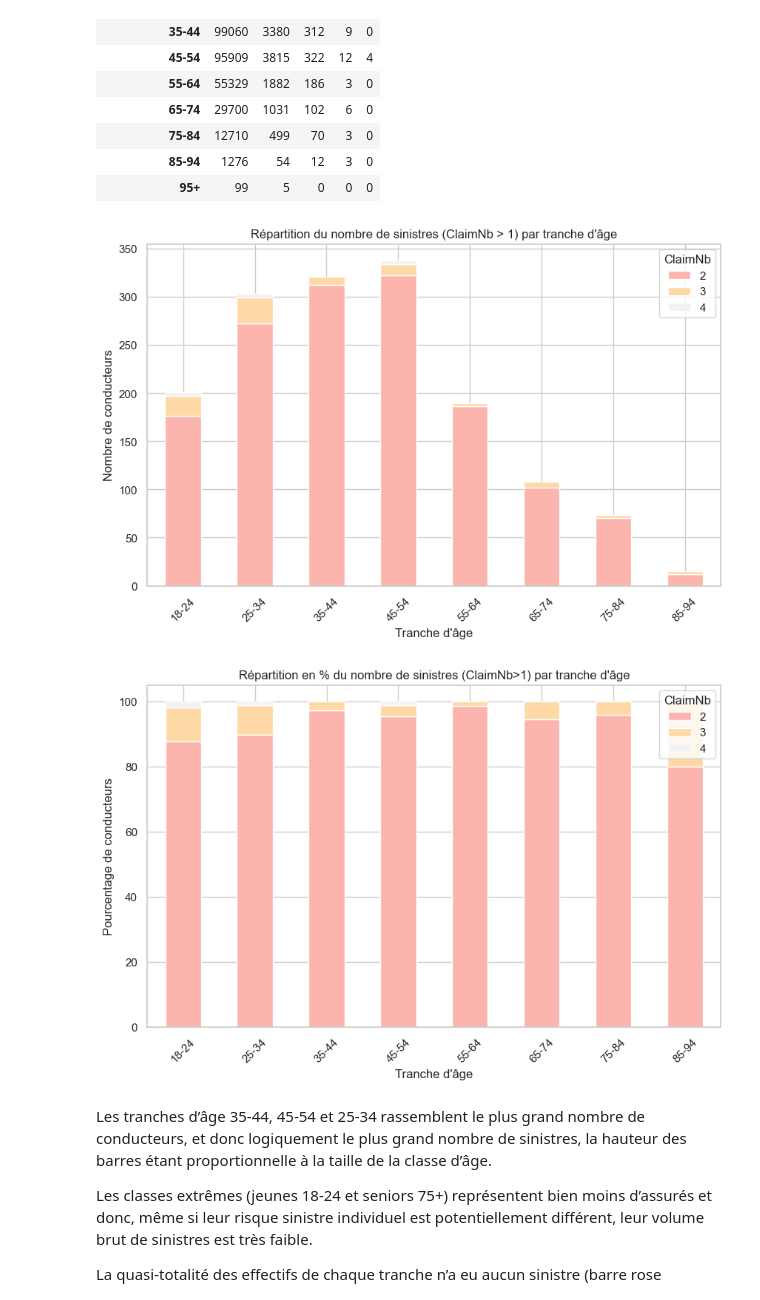
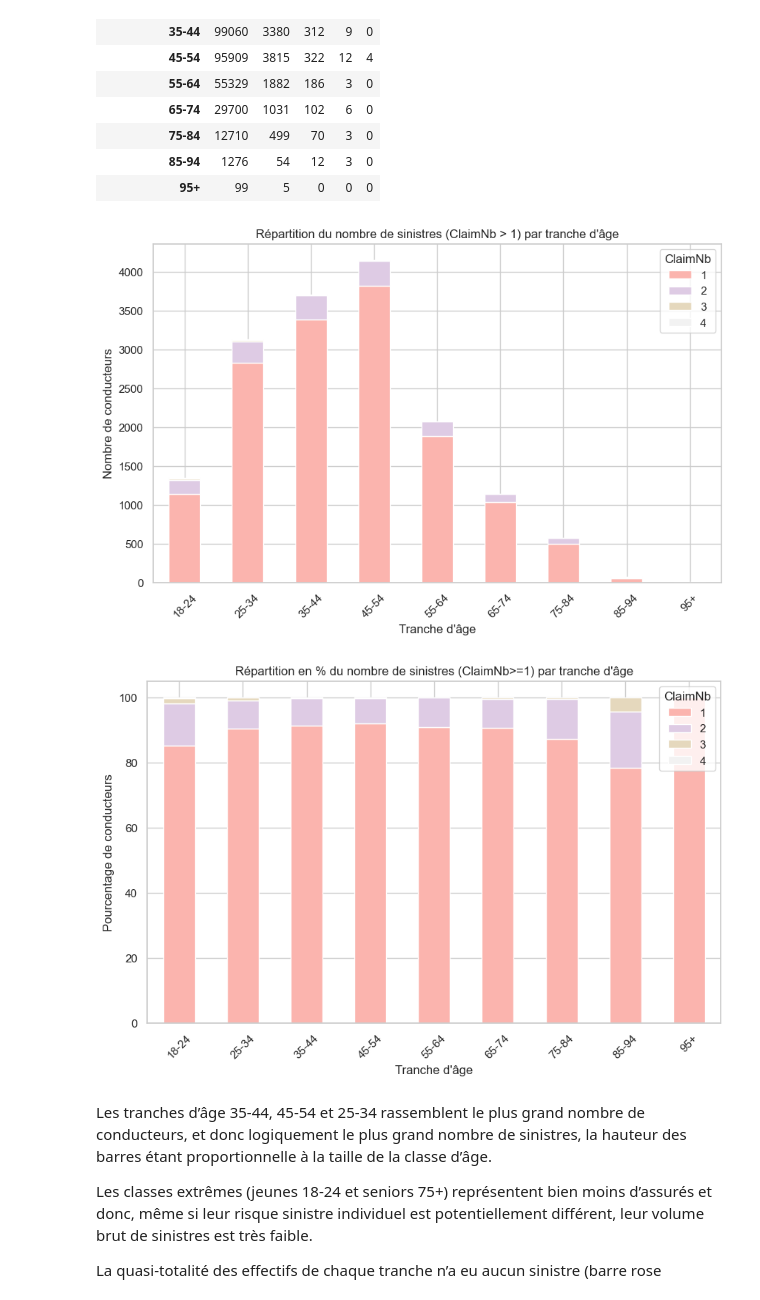
Before and after one commit to fadiblm/Projet-assurance-non-vie, a Jupyter notebook: visualisation.ipynb, the cells around one changed output. Saved outputs shown, nothing was run; the diff lists cells and outputs as text; code cells hidden in the pictures.

```diff
--- a/visualisation.ipynb
+++ b/visualisation.ipynb
@@ -482,8 +480,8 @@ display(tableau_croise)
 | 95+ | 99 | 5 | 0 | 0 | 0 |
 # %%
 # Tableau croisé : tranches d'âge vs ClaimNb
-# Filtrer les données pour ClaimNb > 1
-filtered_data = merged[merged['ClaimNb'] > 1]
+# Filtrer les données pour ClaimNb >= 1
+filtered_data = merged[merged['ClaimNb'] >= 1]
 
 # Tableau croisé : tranches d'âge vs ClaimNb
 tableau_claim = pd.crosstab(filtered_data['DriverAgeGroup'], filtered_data['ClaimNb'])
@@ -502,23 +500,23 @@ plt.xticks(rotation=45)
 plt.legend(title='ClaimNb')
 plt.show()
 # %% [output]
-[figure, old version]
+[figure, new version]
 # %%
 tableau_claim_percent.plot(
     kind='bar',
     stacked=True,
     figsize=(10,6),
     cmap='Pastel1'
 )
 
 plt.xlabel("Tranche d'âge")
 plt.ylabel("Pourcentage de conducteurs")
-plt.title("Répartition en % du nombre de sinistres (ClaimNb>1) par tranche d'âge")
+plt.title("Répartition en % du nombre de sinistres (ClaimNb>=1) par tranche d'âge")
 plt.xticks(rotation=45)
 plt.legend(title='ClaimNb')
 plt.show()
 # %% [output]
-[figure, old version]
+[figure, new version]
 # %% [markdown]
 Les tranches d’âge 35-44, 45-54 et 25-34 rassemblent le plus grand nombre de conducteurs, et donc logiquement le plus grand nombre de sinistres, la hauteur des barres étant proportionnelle à la taille de la classe d’âge.
 
```
Also changed, not shown: parts of 11 cells of this notebook, 1 other file.
